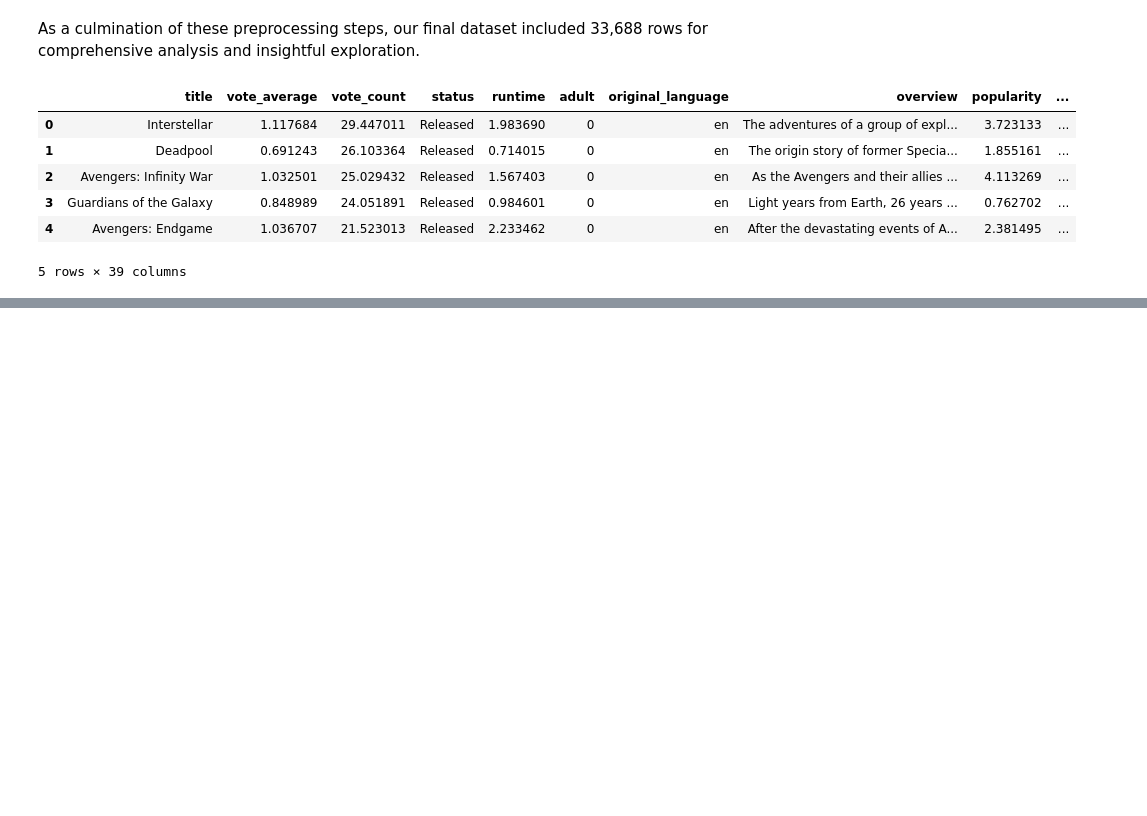
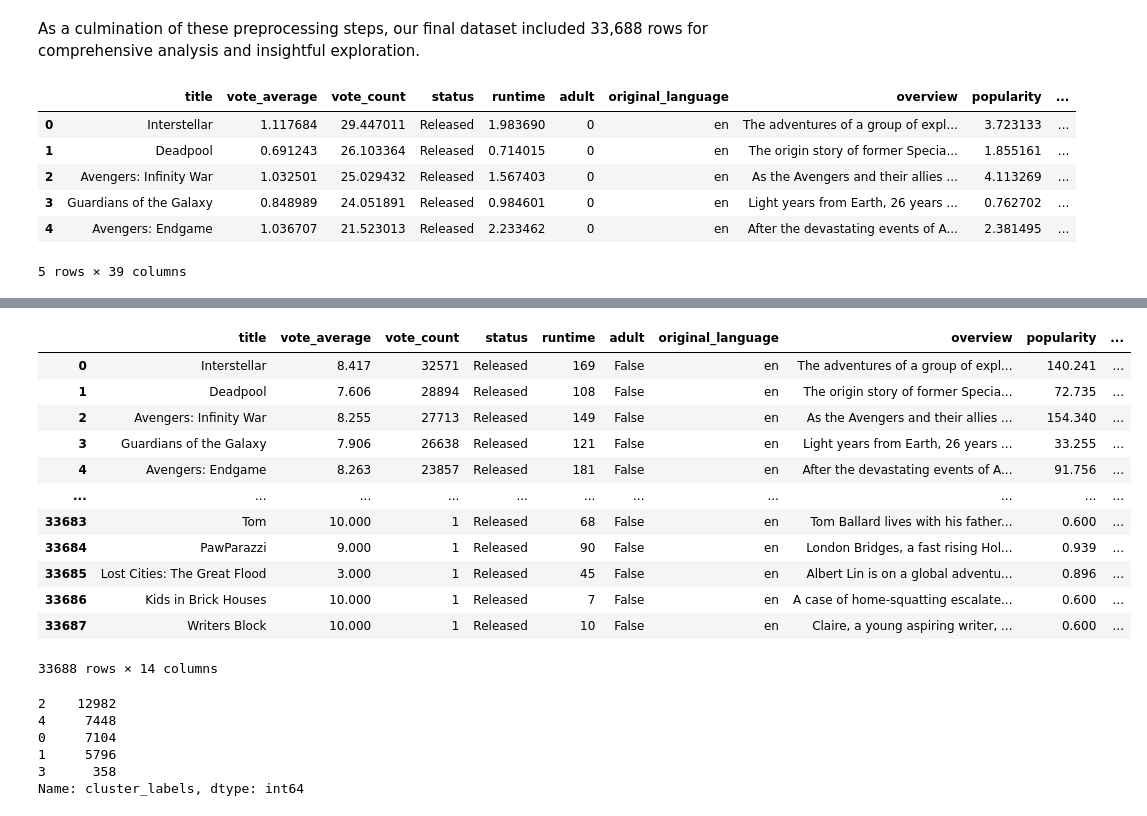
Before and after one commit to bonniyang/ba820, a Jupyter notebook: BA820_TeamProject.ipynb, the cells around one changed output, grey strips where cells are left out. Saved outputs shown, nothing was run; the diff lists cells and outputs as text; code cells hidden in the pictures; blank space fills up the shorter version.

```diff
--- a/BA820_TeamProject.ipynb
+++ b/BA820_TeamProject.ipynb
@@ -210,0 +272,9 @@ df_normalized.head()
+# %%
+# Re-run the PCA model with 9 components
+pca2 = PCA(n_components=9,random_state=42)
+pca2.fit(df_num)
+pca2 = pca2.transform(df_num)
+# %%
+# Create a dataframe to show the PCA results
+df_pca= pd.DataFrame(pca2,columns=['PC1','PC2','PC3','PC4','PC5','PC6','PC7','PC8','PC9'])
+df_pca
@@ -210,0 +299,14 @@ df_normalized.head()
+# %%
+# Use Elbow method to find the proper number of clusters
+from sklearn.cluster import KMeans
+import matplotlib.pyplot as plt
+wcss = []
+for i in range(1, 10):
+    kmeans = KMeans(n_clusters=i, init='k-means++', max_iter=300, n_init=10, random_state=0)
+    kmeans.fit(df_pca)
+    wcss.append(kmeans.inertia_)
+plt.plot(range(1, 10), wcss,marker='o')
+plt.title('Elbow Method')
+plt.xlabel('Number of clusters')
+plt.ylabel('WCSS')
+plt.show()
@@ -210,0 +315,4 @@ df_normalized.head()
+# %%
+# Select 5 as our cluster from the elbow method plot above, then run K-means model
+num_clusters = 5
+kmeans_result = KMeans(num_clusters,init='random',random_state=42).fit(df_pca)
@@ -210,0 +321,28 @@ df_normalized.head()
+# %%
+# Specify each movie's cluster label
+df['cluster_labels']=kmeans_result.labels_
+df
+# %% [output]
+|  | title | vote_average | vote_count | status | runtime | adult | original_language | overview | popularity | ... |
+| 0 | Interstellar | 8.417 | 32571 | Released | 169 | False | en | The adventures of a group of expl... | 140.241 | ... |
+| 1 | Deadpool | 7.606 | 28894 | Released | 108 | False | en | The origin story of former Specia... | 72.735 | ... |
+| 2 | Avengers: Infinity War | 8.255 | 27713 | Released | 149 | False | en | As the Avengers and their allies ... | 154.340 | ... |
+| 3 | Guardians of the Galaxy | 7.906 | 26638 | Released | 121 | False | en | Light years from Earth, 26 years ... | 33.255 | ... |
+| 4 | Avengers: Endgame | 8.263 | 23857 | Released | 181 | False | en | After the devastating events of A... | 91.756 | ... |
+| ... | ... | ... | ... | ... | ... | ... | ... | ... | ... | ... |
+| 33683 | Tom | 10.000 | 1 | Released | 68 | False | en | Tom Ballard lives with his father... | 0.600 | ... |
+| 33684 | PawParazzi | 9.000 | 1 | Released | 90 | False | en | London Bridges, a fast rising Hol... | 0.939 | ... |
+| 33685 | Lost Cities: The Great Flood | 3.000 | 1 | Released | 45 | False | en | Albert Lin is on a global adventu... | 0.896 | ... |
+| 33686 | Kids in Brick Houses | 10.000 | 1 | Released | 7 | False | en | A case of home-squatting escalate... | 0.600 | ... |
+| 33687 | Writers Block | 10.000 | 1 | Released | 10 | False | en | Claire, a young aspiring writer, ... | 0.600 | ... |
+33688 rows × 14 columns
+# %%
+# Count the number of each cluster
+df['cluster_labels'].value_counts()
+# %% [output]
+2    12982
+4     7448
+0     7104
+1     5796
+3      358
+Name: cluster_labels, dtype: int64
```
Also changed, not shown: parts of 23 cells of this notebook.
